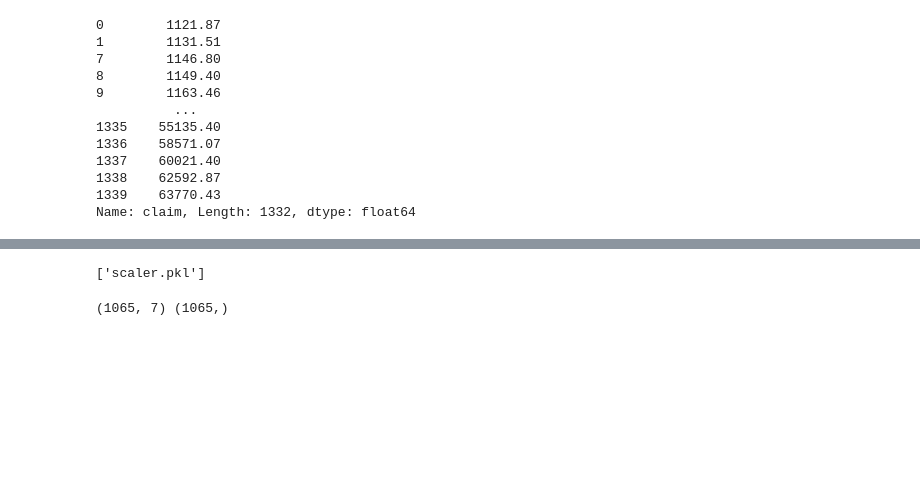
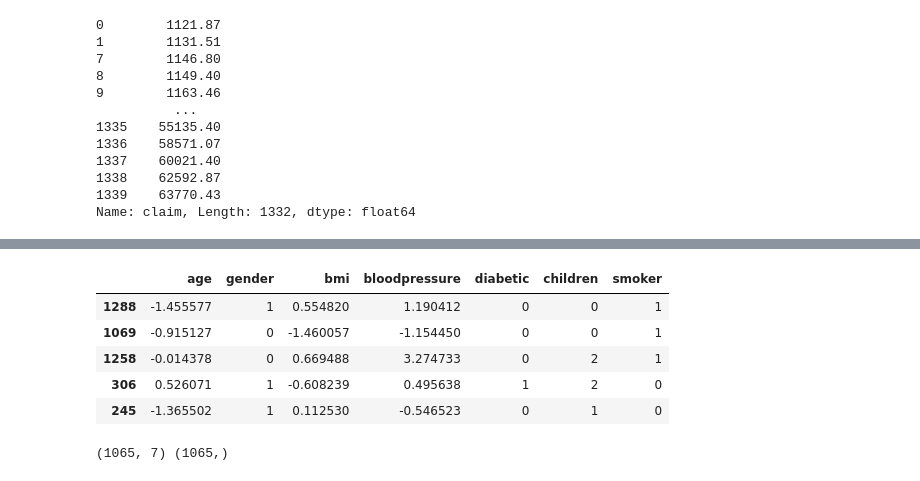
Before and after one commit to omkar3964/medical-insurance-cost-prediction-mlops-project, a Jupyter notebook: notebooks/experiment1.ipynb, the cells around one changed output, grey strips where cells are left out. Saved outputs shown, nothing was run; the diff lists cells and outputs as text; code cells hidden in the pictures; blank space fills up the shorter version.

```diff
--- a/notebook/experiment1.ipynb
+++ b/notebooks/experiment1.ipynb
@@ -386,7 +401,12 @@ X_test[num_cols] = scaler.transform(X_test[num_cols])  # transform only, no fit
 # %%
-joblib.dump(scaler, 'scaler.pkl')
+X_test.head()
 # %% [output]
-['scaler.pkl']
+|  | age | gender | bmi | bloodpressure | diabetic | children | smoker |
+| 1288 | -1.455577 | 1 | 0.554820 | 1.190412 | 0 | 0 | 1 |
+| 1069 | -0.915127 | 0 | -1.460057 | -1.154450 | 0 | 0 | 1 |
+| 1258 | -0.014378 | 0 | 0.669488 | 3.274733 | 0 | 2 | 1 |
+| 306 | 0.526071 | 1 | -0.608239 | 0.495638 | 1 | 2 | 0 |
+| 245 | -1.365502 | 1 | 0.112530 | -0.546523 | 0 | 1 | 0 |
 # %%
 print(X_train.shape, y_train.shape)
 # %% [output]
```
Also changed, not shown: parts of 12 cells of this notebook, 23 other files.
